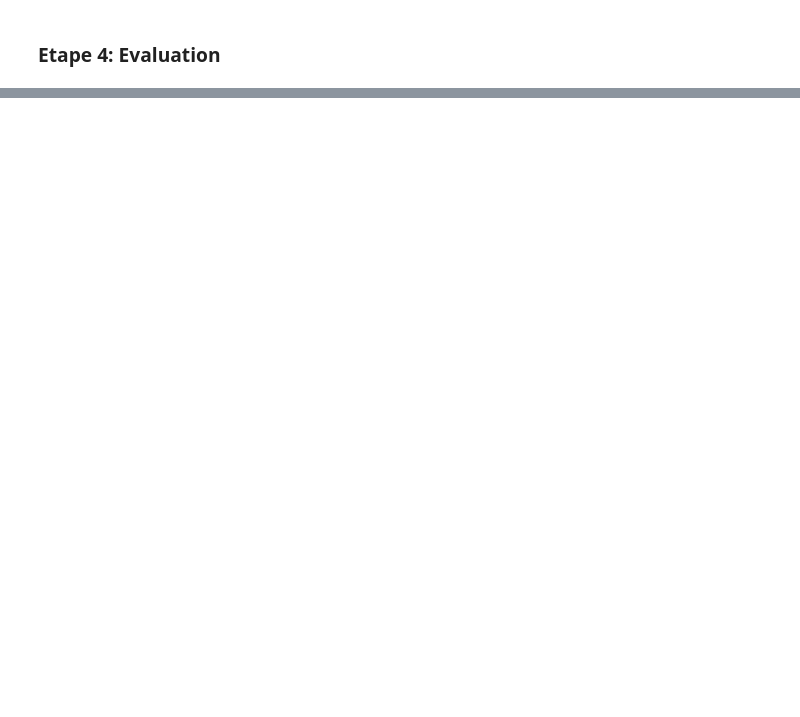
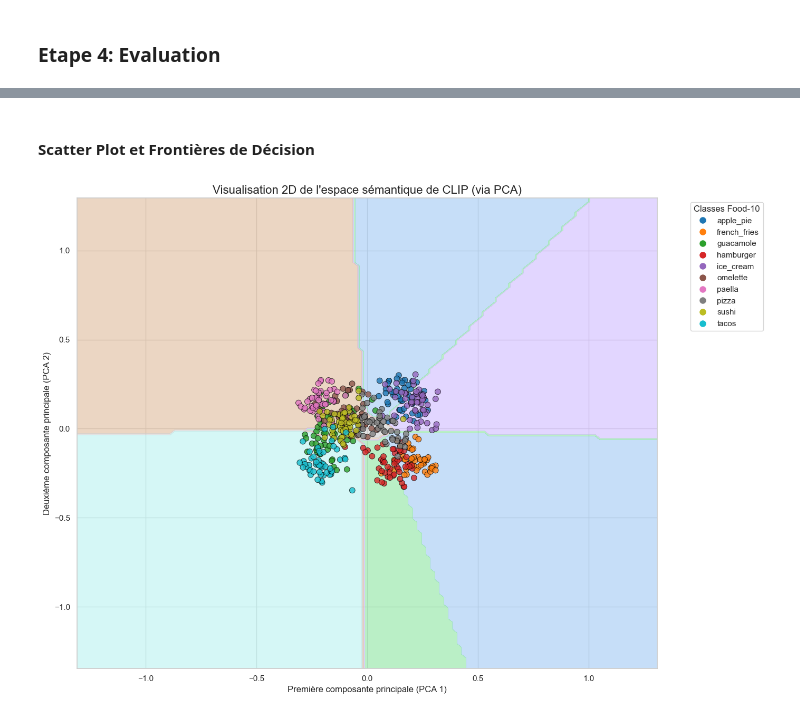
Before and after one commit to farahamorri/SemantiCLIP, a Jupyter notebook: SemantiCLIP.ipynb, the cells around one changed output, grey strips where cells are left out. Cells and saved outputs as stored; diff of their text form; code cells hidden in the pictures; blank space fills up the shorter version.

```diff
--- a/SemantiCLIP.ipynb
+++ b/SemantiCLIP.ipynb
@@ -253,0 +393,50 @@ Dimensions Test : (500, 512)
+# %% [markdown]
+#### Scatter Plot et Frontières de Décision
+# %%
+from sklearn.decomposition import PCA
+from matplotlib.colors import ListedColormap
+
+# 1. Réduction de dimension (512D -> 2D)
+pca = PCA(n_components=2)
+X_test_2d = pca.fit_transform(test_features)
+
+# 2. On entraîne un petit logistic regression SUR LES DONNÉES 2D juste pour la visualisation
+clf_2d = LogisticRegression(C=1.0).fit(X_test_2d, test_labels)
+
+# 3. Création d'une grille pour dessiner les frontières
+h = .02  # finess de la grille
+x_min, x_max = X_test_2d[:, 0].min() - 1, X_test_2d[:, 0].max() + 1
+y_min, y_max = X_test_2d[:, 1].min() - 1, X_test_2d[:, 1].max() + 1
+xx, yy = np.meshgrid(np.arange(x_min, x_max, h), np.arange(y_min, y_max, h))
+
+# 4. Prédiction sur toute la grille pour colorer le fond
+Z = clf_2d.predict(np.c_[xx.ravel(), yy.ravel()])
+Z = Z.reshape(xx.shape)
+
+# --- Plotting ---
+plt.figure(figsize=(14, 10))
+
+# Couleurs douces pour le fond (frontières)
+cmap_light = ListedColormap(sns.color_palette("pastel", n_colors=10))
+# Couleurs vives pour les points
+cmap_bold = sns.color_palette("tab10", n_colors=10)
+
+# Dessin des frontières (le fond coloré)
+plt.contourf(xx, yy, Z, cmap=cmap_light, alpha=0.6)
+
+# Dessin des points de test (scatter plot)
+sns.scatterplot(x=X_test_2d[:, 0], y=X_test_2d[:, 1], hue=test_labels,
+                palette=cmap_bold, s=60, edgecolor="black", alpha=0.8)
+
+# Légende avec les vrais noms de classes
+# On crée une légende personnalisée car le 'hue' utilise les IDs numériques
+handles = [plt.Line2D([0], [0], marker='o', color='w', markerfacecolor=c, markersize=10) for c in cmap_bold]
+plt.legend(handles, class_names, title="Classes Food-10", bbox_to_anchor=(1.05, 1), loc='upper left')
+
+plt.title('Visualisation 2D de l\'espace sémantique de CLIP (via PCA)', fontsize=16)
+plt.xlabel('Première composante principale (PCA 1)')
+plt.ylabel('Deuxième composante principale (PCA 2)')
+plt.tight_layout()
+plt.show()
+# %% [output]
+[figure, added]
```
Also changed, not shown: parts of 10 cells of this notebook, 2 other files.
